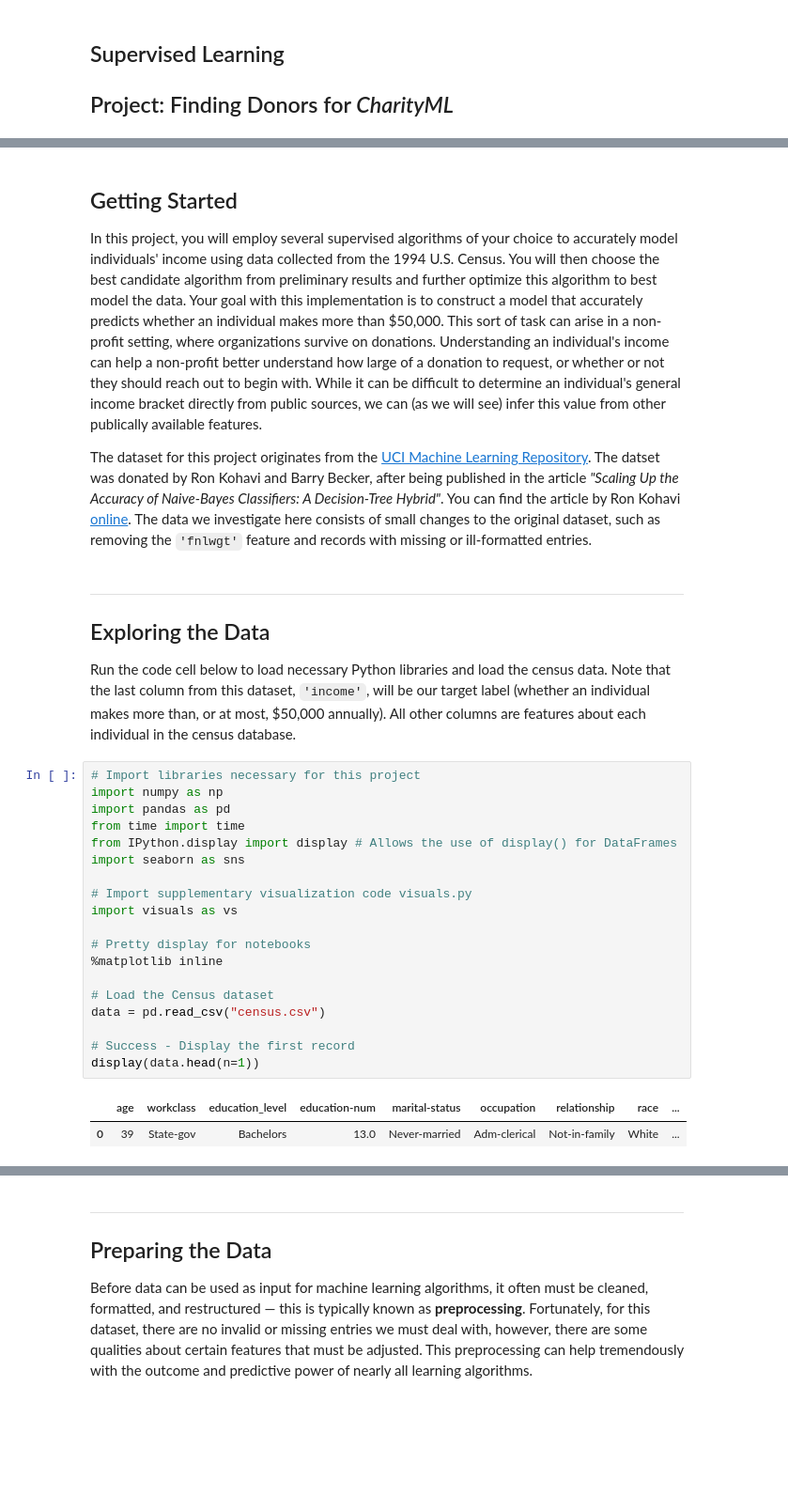
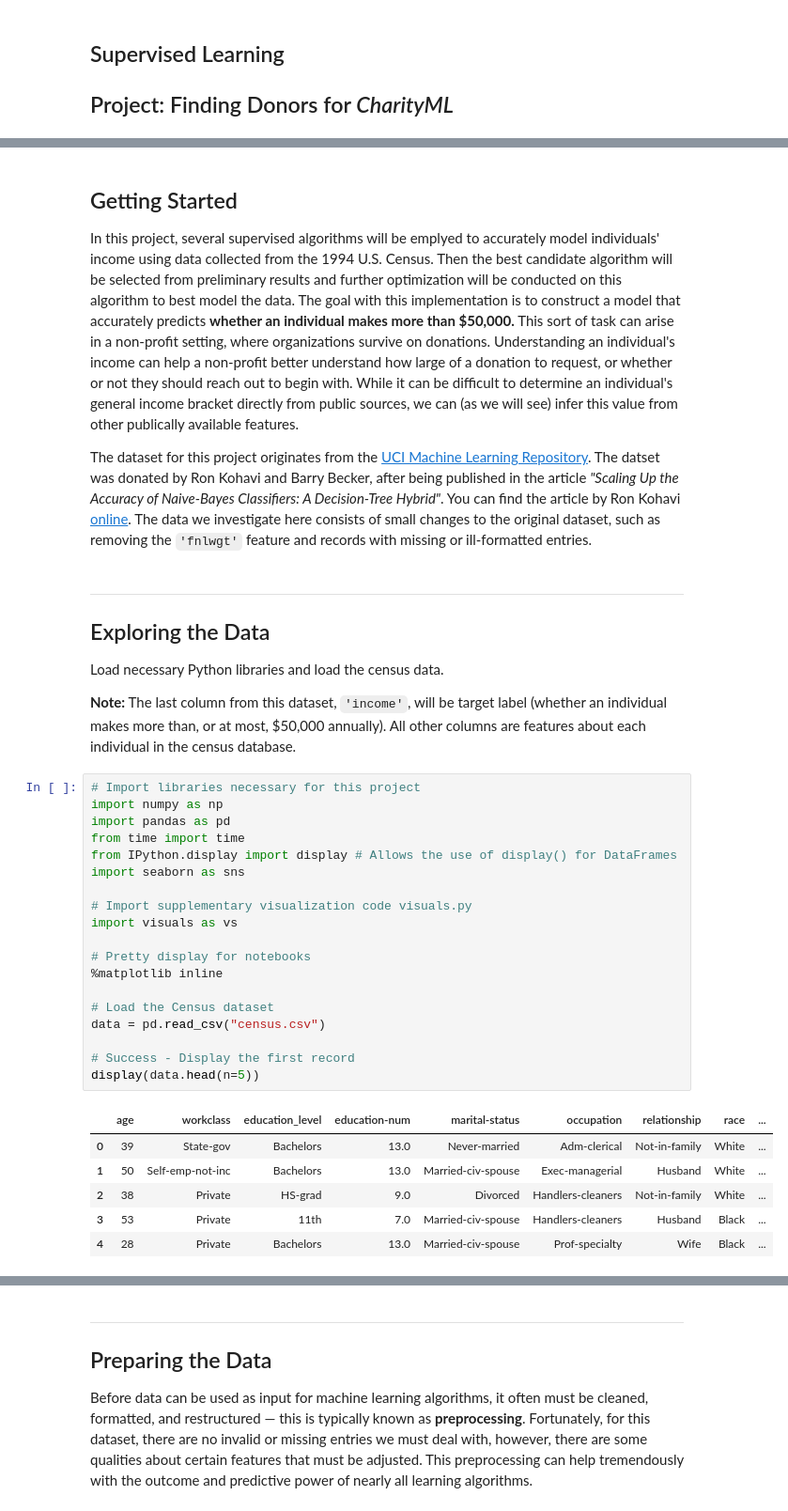
Before and after one commit to JcFreya/Finding-Donors-for-CharityML, a Jupyter notebook: finding_donors.ipynb, the cells around one changed output, grey strips where cells are left out. Shown: that part at 94% size. Cells and saved outputs as stored; diff of their text form; blank space fills up the shorter version.

```diff
--- a/finding_donors.ipynb
+++ b/finding_donors.ipynb
@@ -10,33 +4,39 @@ In addition to implementing code, there will be questions that you must answer w
 # %% [markdown]
 ## Getting Started
 
-In this project, you will employ several supervised algorithms of your choice to accurately model individuals' income using data collected from the 1994 U.S. Census. You will then choose the best candidate algorithm from preliminary results and further optimize this algorithm to best model the data. Your goal with this implementation is to construct a model that accurately predicts whether an individual makes more than $50,000. This sort of task can arise in a non-profit setting, where organizations survive on donations.  Understanding an individual's income can help a non-profit better understand how large of a donation to request, or whether or not they should reach out to begin with.  While it can be difficult to determine an individual's general income bracket directly from public sources, we can (as we will see) infer this value from other publically available features.
+In this project, several supervised algorithms will be emplyed to accurately model individuals' income using data collected from the 1994 U.S. Census. Then the best candidate algorithm will be selected from preliminary results and further optimization will be conducted on this algorithm to best model the data. The goal with this implementation is to construct a model that accurately predicts __whether an individual makes more than $50,000.__ This sort of task can arise in a non-profit setting, where organizations survive on donations.  Understanding an individual's income can help a non-profit better understand how large of a donation to request, or whether or not they should reach out to begin with.  While it can be difficult to determine an individual's general income bracket directly from public sources, we can (as we will see) infer this value from other publically available features.
 
 The dataset for this project originates from the [UCI Machine Learning Repository](https://archive.ics.uci.edu/ml/datasets/Census+Income). The datset was donated by Ron Kohavi and Barry Becker, after being published in the article _"Scaling Up the Accuracy of Naive-Bayes Classifiers: A Decision-Tree Hybrid"_. You can find the article by Ron Kohavi [online](https://www.aaai.org/Papers/KDD/1996/KDD96-033.pdf). The data we investigate here consists of small changes to the original dataset, such as removing the `'fnlwgt'` feature and records with missing or ill-formatted entries.
 # %% [markdown]
 ----
 ## Exploring the Data
-Run the code cell below to load necessary Python libraries and load the census data. Note that the last column from this dataset, `'income'`, will be our target label (whether an individual makes more than, or at most, $50,000 annually). All other columns are features about each individual in the census database.
+Load necessary Python libraries and load the census data.
+
+__Note:__ The last column from this dataset, `'income'`, will be target label (whether an individual makes more than, or at most, $50,000 annually). All other columns are features about each individual in the census database.
 # %%
 # Import libraries necessary for this project
 import numpy as np
 import pandas as pd
 from time import time
 from IPython.display import display # Allows the use of display() for DataFrames
 import seaborn as sns
 
 # Import supplementary visualization code visuals.py
 import visuals as vs
 
 # Pretty display for notebooks
 %matplotlib inline
 
 # Load the Census dataset
 data = pd.read_csv("census.csv")
 
 # Success - Display the first record
-display(data.head(n=1))
+display(data.head(n=5))
 # %% [output]
 |  | age | workclass | education_level | education-num | marital-status | occupation | relationship | race | ... |
 | 0 | 39 | State-gov | Bachelors | 13.0 | Never-married | Adm-clerical | Not-in-family | White | ... |
+| 1 | 50 | Self-emp-not-inc | Bachelors | 13.0 | Married-civ-spouse | Exec-managerial | Husband | White | ... |
+| 2 | 38 | Private | HS-grad | 9.0 | Divorced | Handlers-cleaners | Not-in-family | White | ... |
+| 3 | 53 | Private | 11th | 7.0 | Married-civ-spouse | Handlers-cleaners | Husband | Black | ... |
+| 4 | 28 | Private | Bachelors | 13.0 | Married-civ-spouse | Prof-specialty | Wife | Black | ... |
 # %% [markdown]
```
Also changed, not shown: parts of 16 cells of this notebook.
